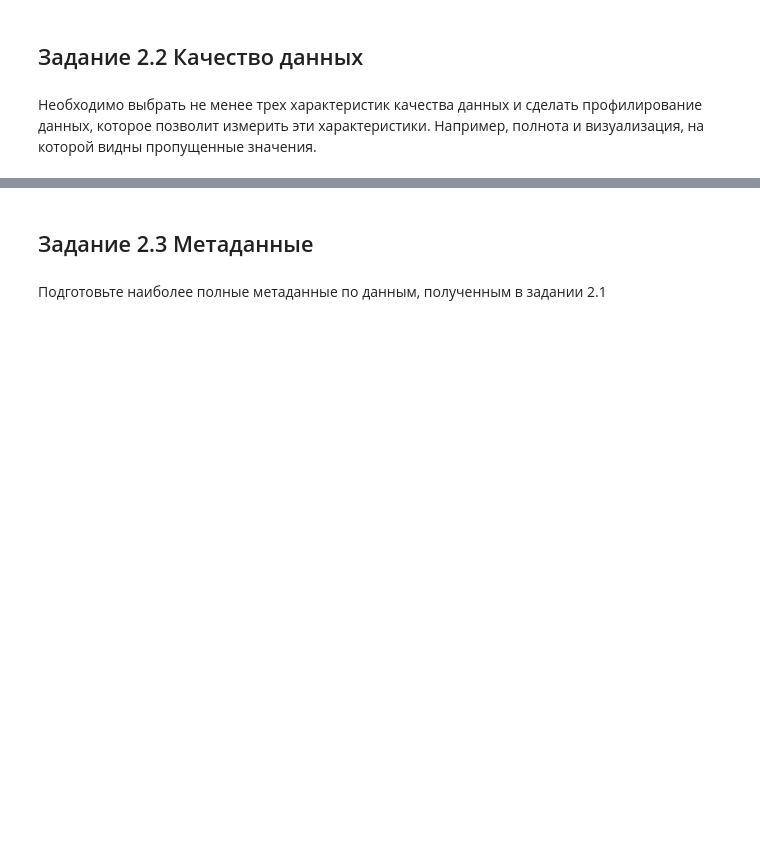
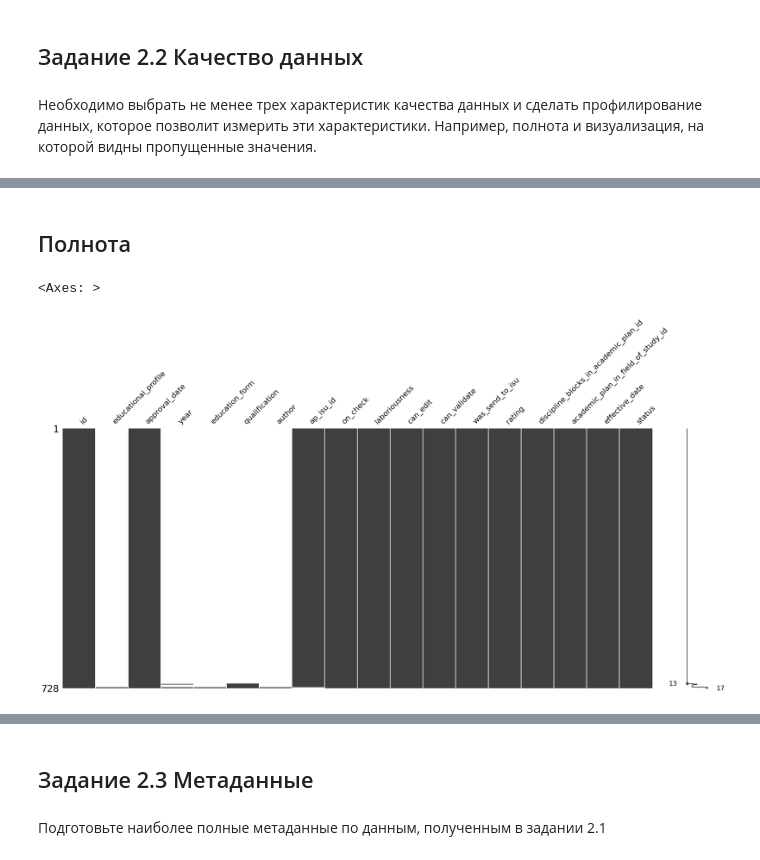
Before and after one commit to evlko/CS-250, a Jupyter notebook: PAD2_v2.ipynb, the cells around one changed output, grey strips where cells are left out. Cells and saved outputs as stored; diff of their text form; code cells hidden in the pictures; blank space fills up the shorter version.

```diff
--- a/PAD2_v2.ipynb
+++ b/PAD2_v2.ipynb
@@ -173,0 +165,2 @@ old_data.dfs['academic_plans']
+# %% [markdown]
+## Полнота
@@ -173,0 +169,5 @@ old_data.dfs['academic_plans']
+# %%
+msno.matrix(data.dfs["academic_plans"])
+# %% [output]
+<Axes: >
+[figure, added]
```
Also changed, not shown: parts of 10 cells of this notebook.
